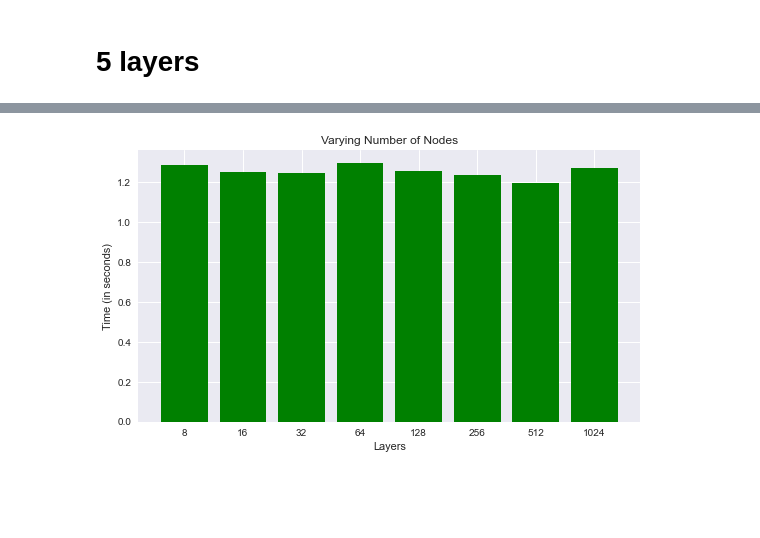
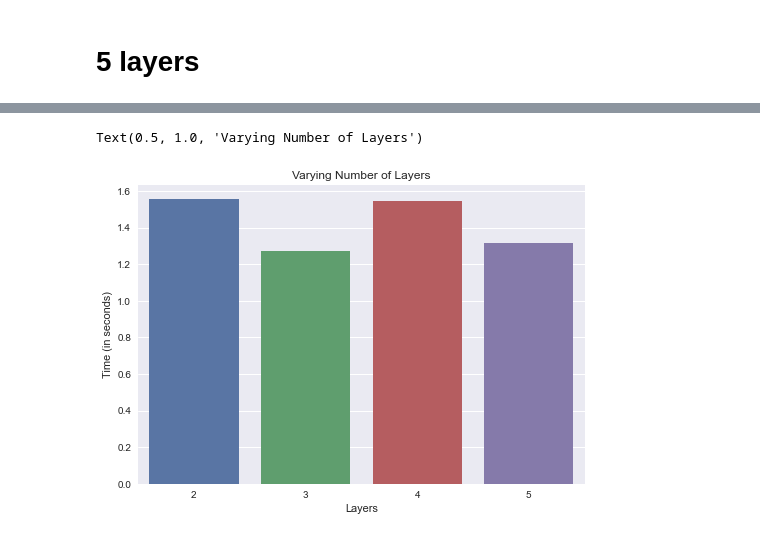
Before and after one commit to jatingupta-2000/DL-Labs, a Jupyter notebook: E18CSE140_DL_Lab4.ipynb, the cells around one changed output, grey strips where cells are left out. Cells and saved outputs as stored; diff of their text form; code cells hidden in the pictures; blank space fills up the shorter version.

```diff
--- a/E18CSE140_DL_Lab4.ipynb
+++ b/E18CSE140_DL_Lab4.ipynb
@@ -898,8 +840,8 @@ Text(0.5, 1.0, 'Varying Number of Layers')
 # %%
 plt.xlabel('Layers')
 plt.ylabel('Time (in seconds)')
-plt.bar(nodes,timesnodes,color='green')
-plt.title("Varying Number of Nodes")
-plt.show()
+sns.barplot(layers,timeslayers)
+plt.title("Varying Number of Layers")
 # %% [output]
+Text(0.5, 1.0, 'Varying Number of Layers')
-[figure, old version]
+[figure, new version]
```
Also changed, not shown: parts of 59 cells of this notebook.
